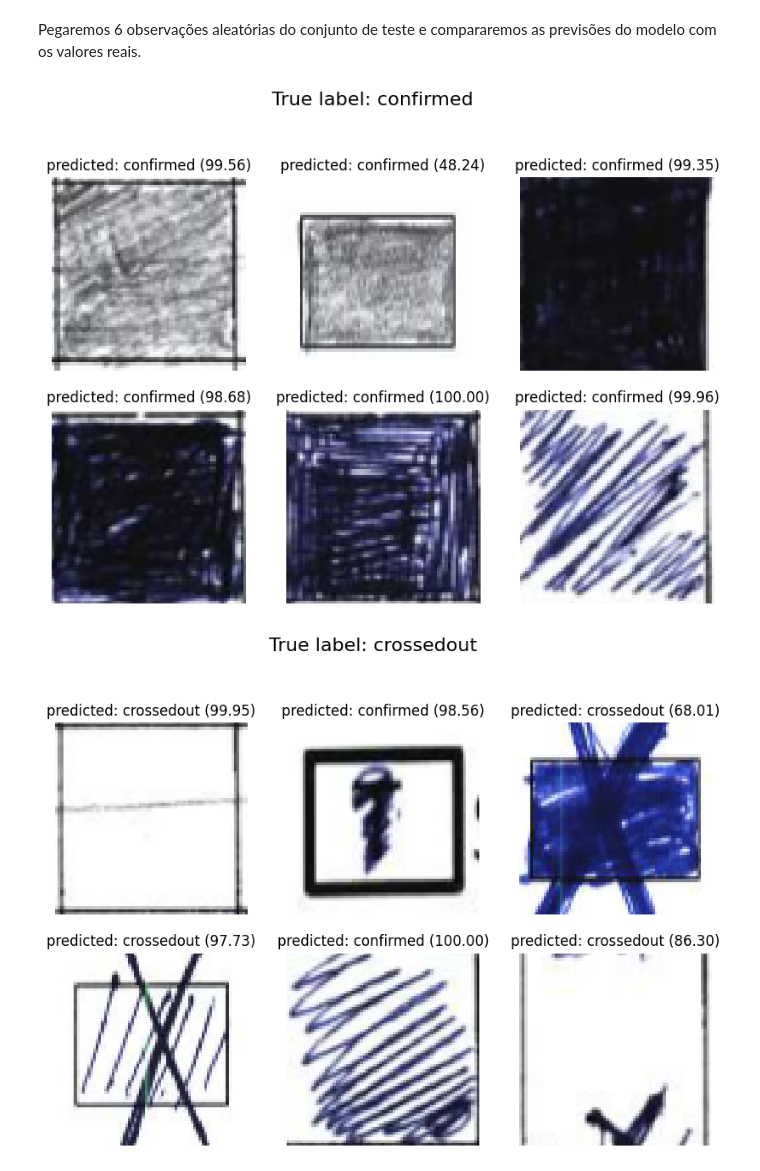
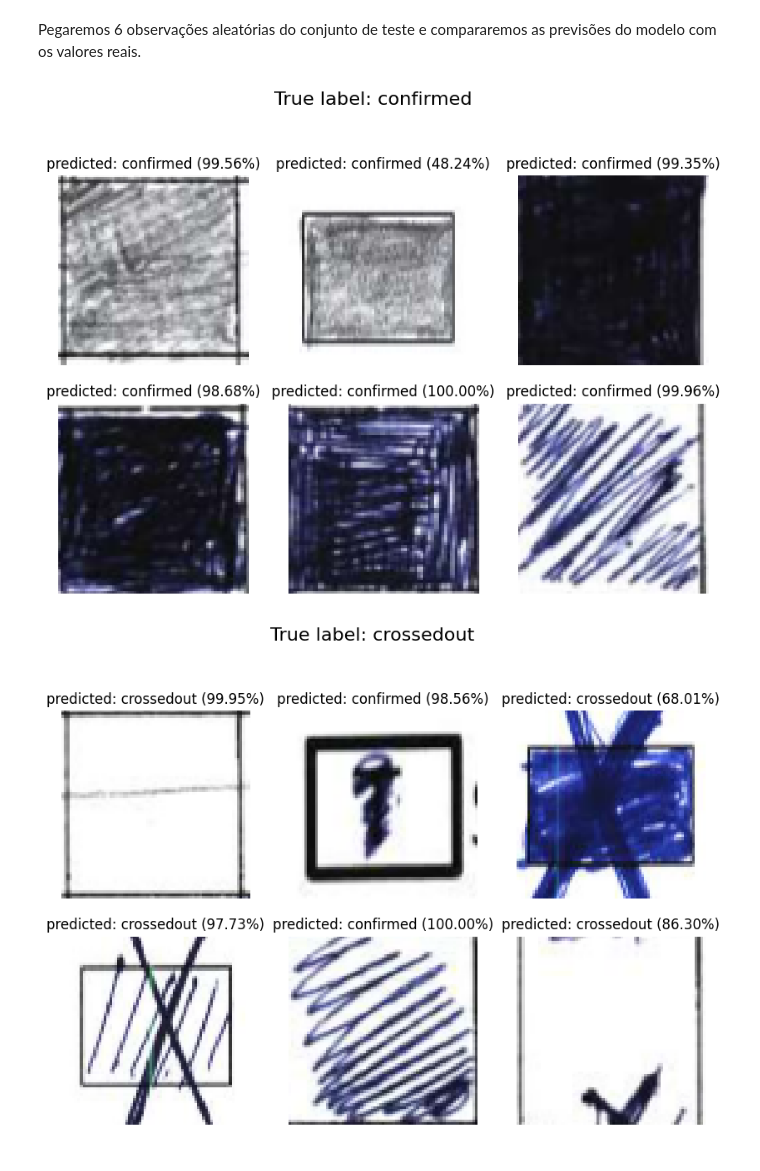
Before and after one commit to vitorcapdeville/psitest-omr, a Jupyter notebook: predict.ipynb, the cells around one changed output. Drawn from its saved outputs; the diff is of its cells as text; code cells hidden in the pictures.

```diff
--- a/predict.ipynb
+++ b/predict.ipynb
@@ -39,19 +39,19 @@ Pegaremos 6 observações aleatórias do conjunto de teste e compararemos as pre
 # %%
 for true_label in class_names:
     image_batch = images[true_label]
     prediction_batch = predictions[true_label]
     label_batch = np.argmax(prediction_batch, axis=1)
     probability_batch = np.max(prediction_batch, axis=1)
 
     plt.figure(figsize=(10, 10))
     plt.suptitle("True label: " + true_label, fontsize=16)
     for i in range(len(image_batch)):
         ax = plt.subplot(3, 3, i + 1)
         plt.imshow(image_batch[i].astype("uint8"))
         label = label_batch[i]
-        ax.set_title(f"predicted: {class_names[label]} ({(probability_batch[i] * 100):.2f})")
+        ax.set_title(f"predicted: {class_names[label]} ({(probability_batch[i] * 100):.2f}%)")
         plt.axis("off")
     plt.show()
 # %% [output]
-[figure, old version]
+[figure, new version]
-[figure, old version]
+[figure, new version]
```
Also changed, not shown: parts of 1 cell of this notebook, 2 other files.
